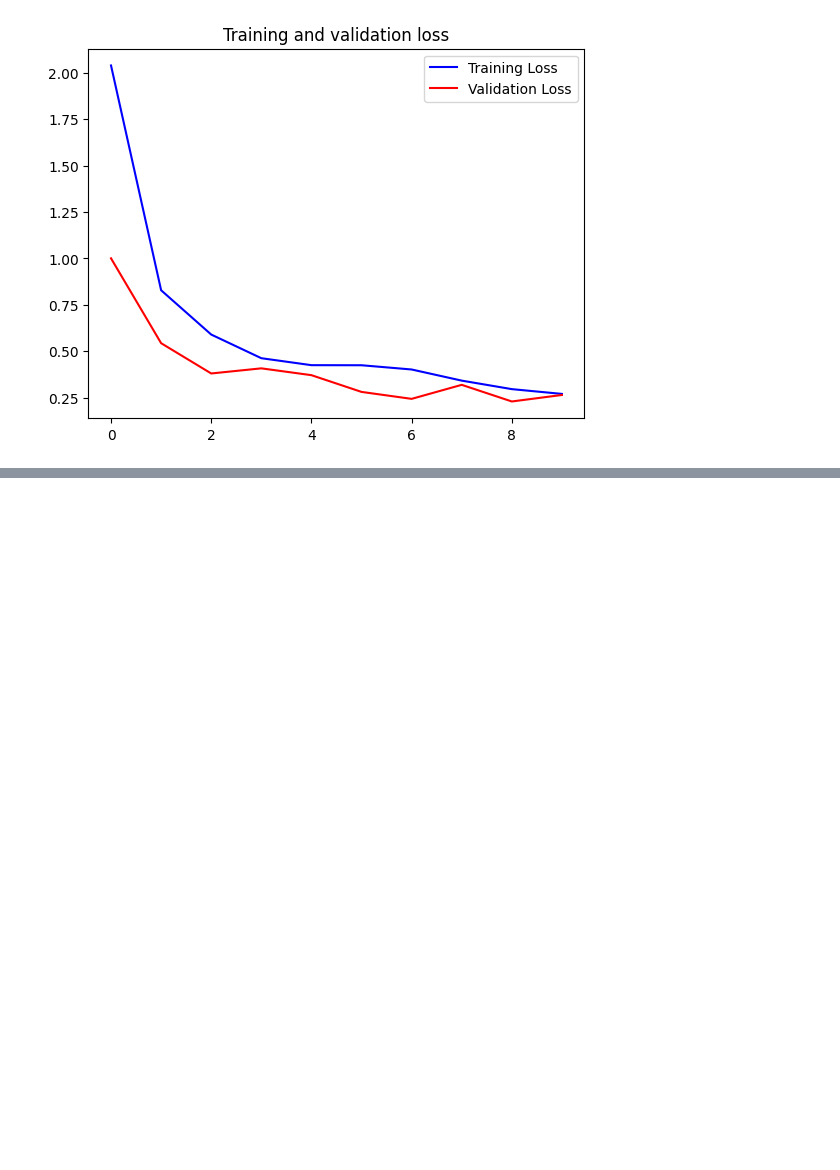
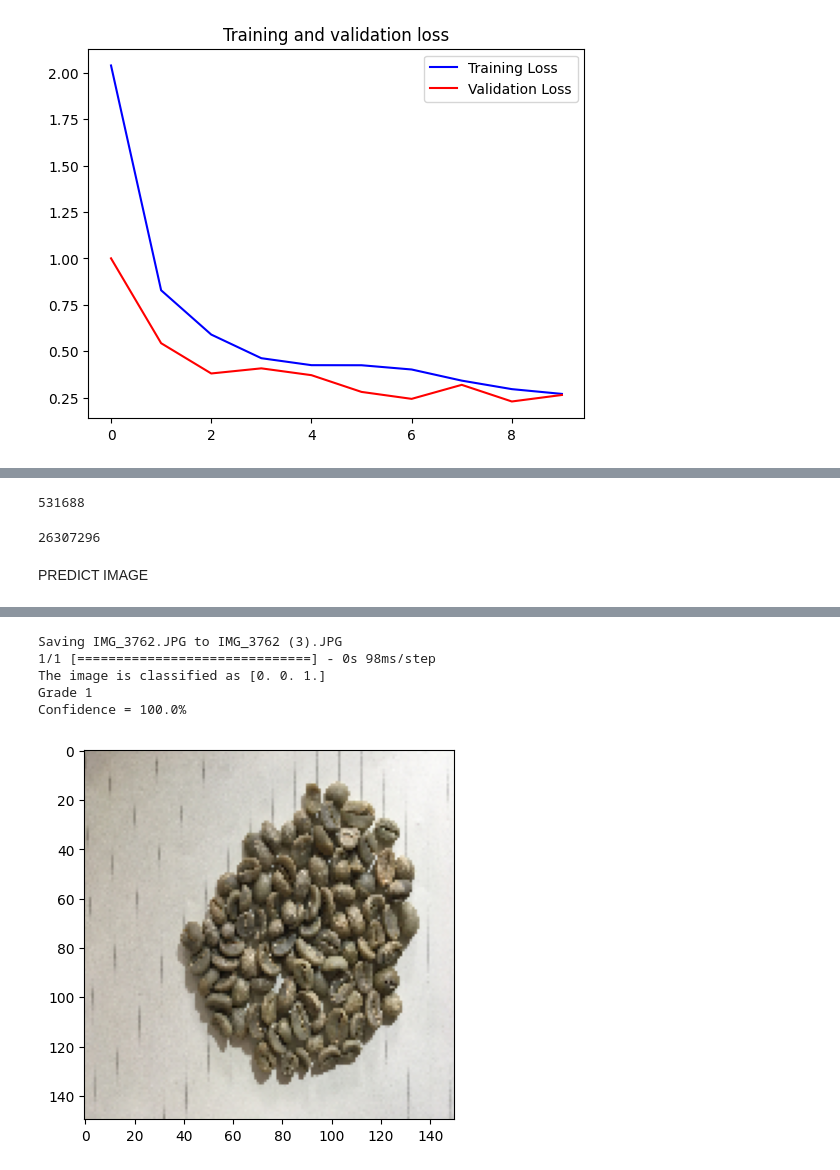
Before and after one commit to rachmazamalia/MyBeans, a Jupyter notebook: CNN_2.ipynb, the cells around one changed output, grey strips where cells are left out. Saved outputs shown, nothing was run; the diff lists cells and outputs as text; code cells hidden in the pictures; blank space fills up the shorter version.

```diff
--- a/CNN_2.ipynb
+++ b/CNN_2.ipynb
@@ -252,0 +287,59 @@ plt.show()
+# %%
+import pathlib
+
+converter = tf.lite.TFLiteConverter.from_saved_model('model')
+
+# Set the optimizations
+converter.optimizations = [tf.lite.Optimize.DEFAULT]
+converter.target_spec.supported_ops = [tf.lite.OpsSet.TFLITE_BUILTINS]
+
+tflite_model = converter.convert()
+
+tflite_model_file = pathlib.Path('./model.tflite')
+tflite_model_file.write_bytes(tflite_model)
+# %% [output]
+531688
+# %%
+import pathlib
+
+converter = tf.lite.TFLiteConverter.from_saved_model('mobilenet_model')
+
+# Set the optimizations
+converter.optimizations = [tf.lite.Optimize.DEFAULT]
+converter.target_spec.supported_ops = [tf.lite.OpsSet.TFLITE_BUILTINS]
+
+tflite_model = converter.convert()
+
+tflite_model_file = pathlib.Path('./mobilenet_model.tflite')
+tflite_model_file.write_bytes(tflite_model)
+# %% [output]
+26307296
+# %% [markdown]
+PREDICT IMAGE
+# %%
+import numpy as np
+import keras
+from keras.preprocessing import image
+from tensorflow.keras.utils import load_img, img_to_array
+from google.colab import files
+
+uploaded = files.upload()
+
+for fn in uploaded.keys():
+
+  # Predicting Images
+  path = fn
+  img = load_img(path, target_size=(150,150,3))
+  x = img_to_array(img)
+  x = np.expand_dims(x, axis=0)
+
+  images = np.vstack([x])
+  plt.imshow(img)
+  img = np.expand_dims(img, axis = 0)
+  predictions = model.predict(img)
+  print("The image is classified as", predictions[0])
+  predicted_class = dirs[np.argmax(predictions[0])]
+  print(predicted_class)
+  confidence = round(100 * (np.max(predictions[0])), 2)
+  print("Confidence = {}%".format(confidence))
+# %% [output]
@@ -252,0 +347,6 @@ plt.show()
+Saving IMG_3762.JPG to IMG_3762 (3).JPG
+1/1 [==============================] - 0s 98ms/step
+The image is classified as [0. 0. 1.]
+Grade 1
+Confidence = 100.0%
+[figure, added]
```
Also changed, not shown: parts of 4 cells of this notebook.
